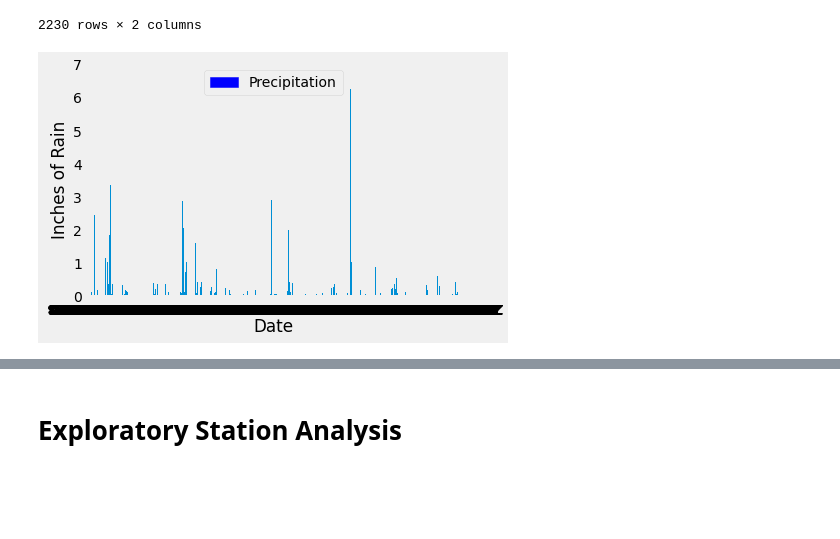
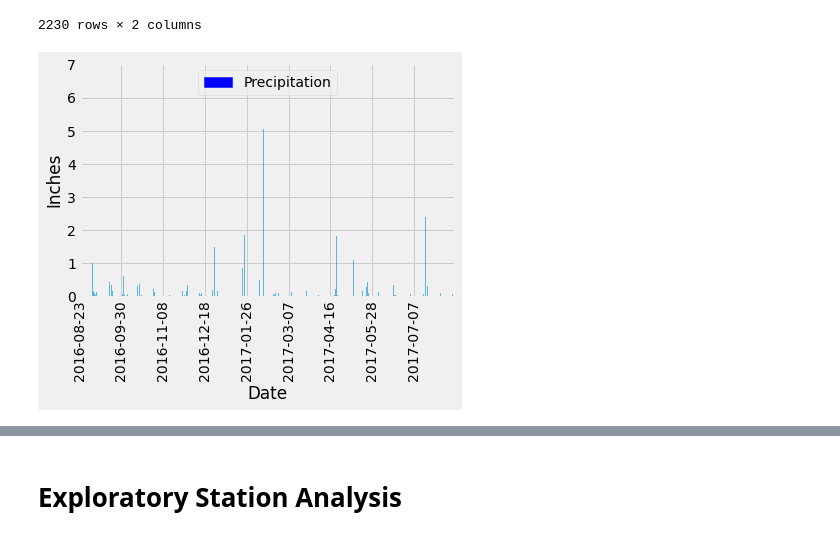
Before and after one commit to Trumane12311/sqlalchemy-challenge, a Jupyter notebook: climate_starter.ipynb, the cells around one changed output, grey strips where cells are left out. Saved outputs shown, nothing was run; the diff lists cells and outputs as text; code cells hidden in the pictures; blank space fills up the shorter version.

```diff
--- a/climate_starter.ipynb
+++ b/climate_starter.ipynb
@@ -200,17 +200,16 @@ prcp_year_aug_16_17
 2230 rows × 2 columns
 # %%
 # Use Pandas Plotting with Matplotlib to plot the data
+
+prcp_year_aug_16_17.plot.bar(x='date', y='prcp', rot=0, alpha=0.6)
+plt.locator_params(axis='x', nbins=9)
+plt.xticks(rotation = 90)
+plt.xlabel("Date")
+plt.ylabel("Inches")
 blue_patch = mpatches.Patch(color='blue', label='Precipitation')
-prcp_year_aug_16_17.set_index('date', inplace=True)
-prcp_year_aug_16_17.plot.bar()
-plt.xlabel("Date")
-plt.ylabel("Inches of Rain")
-
-
 plt.legend(handles=[blue_patch])
-plt.xticks(rotation=180)
-plt.grid()
+plt.tight_layout
 plt.show()
 # %% [output]
-[figure, old version]
+[figure, new version]
 # %%
```
Also changed, not shown: parts of 2 cells of this notebook.
